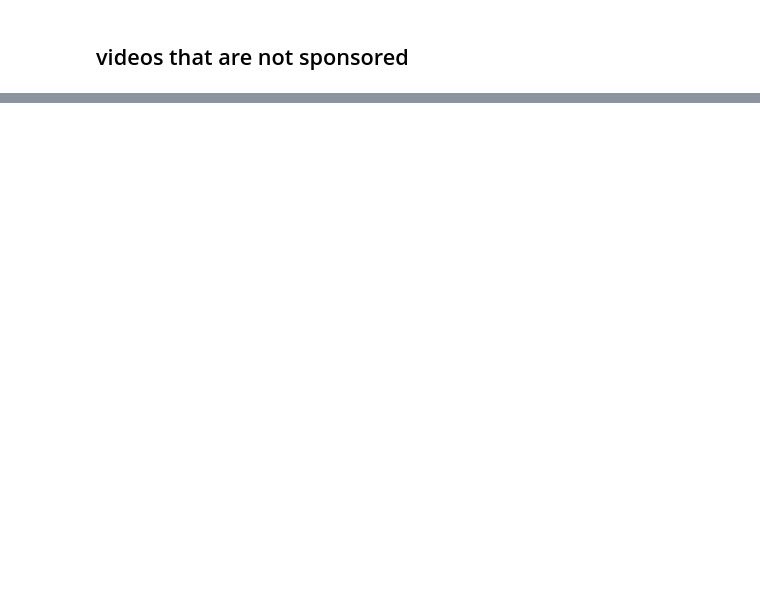
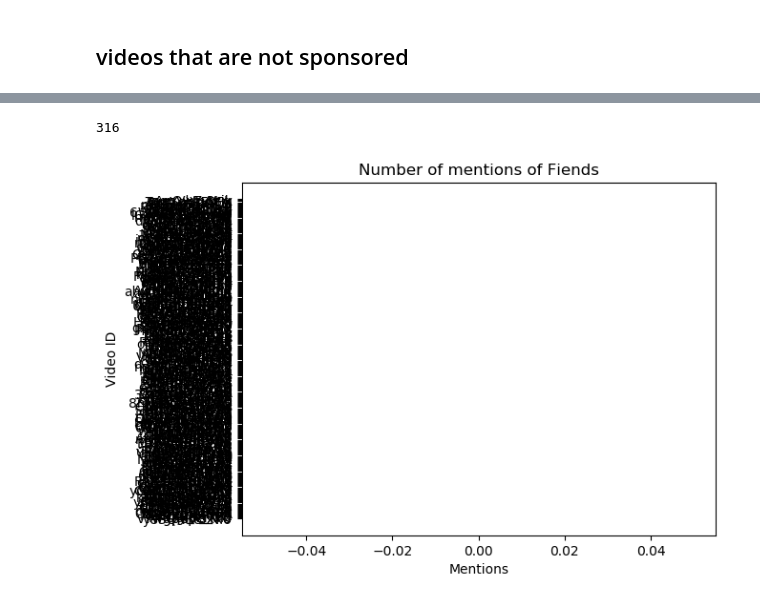
Before and after one commit to ajharry/Insight_Project, a Jupyter notebook: YoutubeBestFiends.ipynb, the cells around one changed output, grey strips where cells are left out. Cells and saved outputs as stored; diff of their text form; code cells hidden in the pictures; blank space fills up the shorter version.

```diff
--- a/YoutubeBestFiends.ipynb
+++ b/YoutubeBestFiends.ipynb
@@ -436,0 +502,3 @@ captionTable.head()
+# %%
+data_notSpon_with_captions.columns=['title', 'video_id', 'description', 'captions']
+data_notSpon_with_captions.head()
@@ -436,0 +512,3 @@ captionTable.head()
+# %%
+data_notSpon_with_captions.captions = [i.decode("utf-8") for i in data_notSpon_with_captions.captions]
+data_notSpon_with_captions.head()
@@ -436,0 +527,18 @@ captionTable.head()
+# %%
+data_notSpon_with_captions = data_notSpon_with_captions[data_notSpon_with_captions.captions!='']
+len(data_notSpon_with_captions)
+# %% [output]
+316
+# %%
+counts = []
+for i in range(len(data_notSpon_with_captions)):
+    counts.append(str(data_notSpon_with_captions.iloc[i,3]).count('fiends'))
+# %%
+plt.barh(data_notSpon_with_captions.iloc[:,1], counts, align='center', alpha=0.5)
+plt.yticks(data_notSpon_with_captions.iloc[:,1])
+plt.ylabel('Video ID')
+plt.xlabel("Mentions")
+plt.title('Number of mentions of Fiends')
+plt.show()
+# %% [output]
+[figure, added]
```
Also changed, not shown: parts of 15 cells of this notebook, 8 other files.
